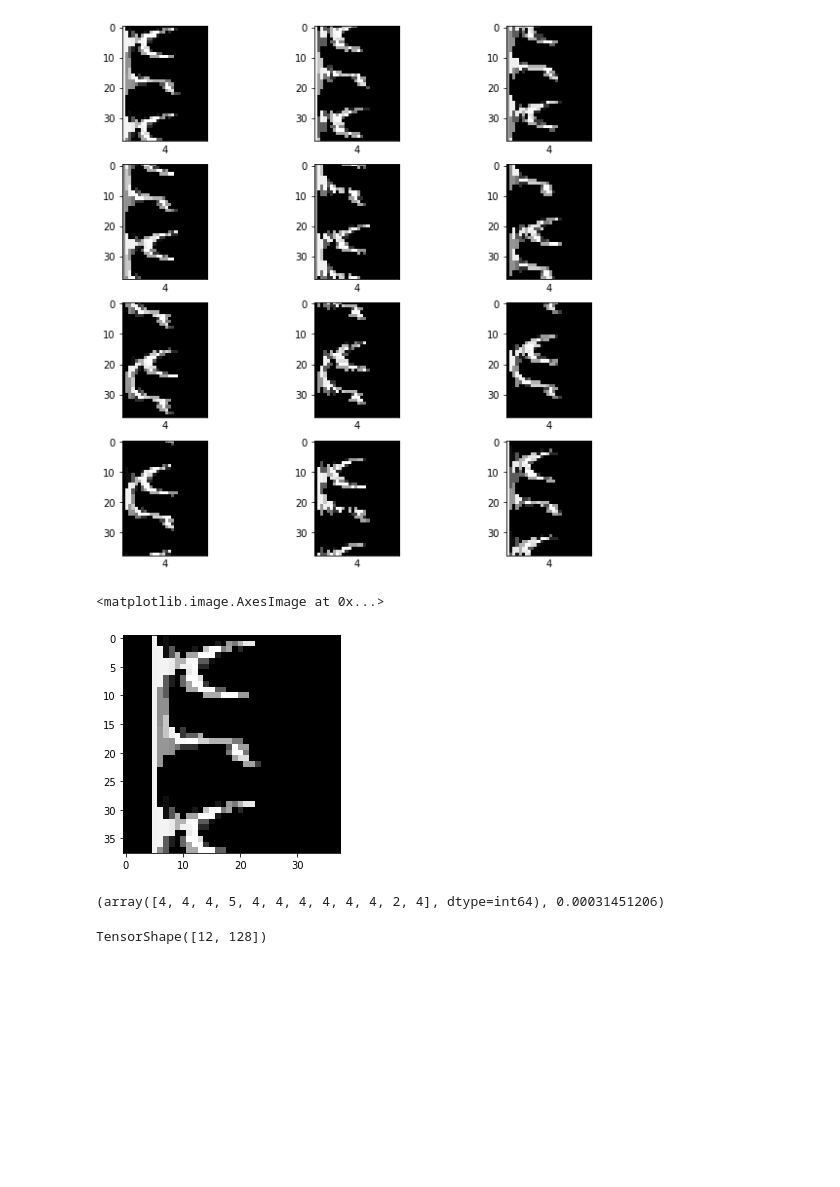
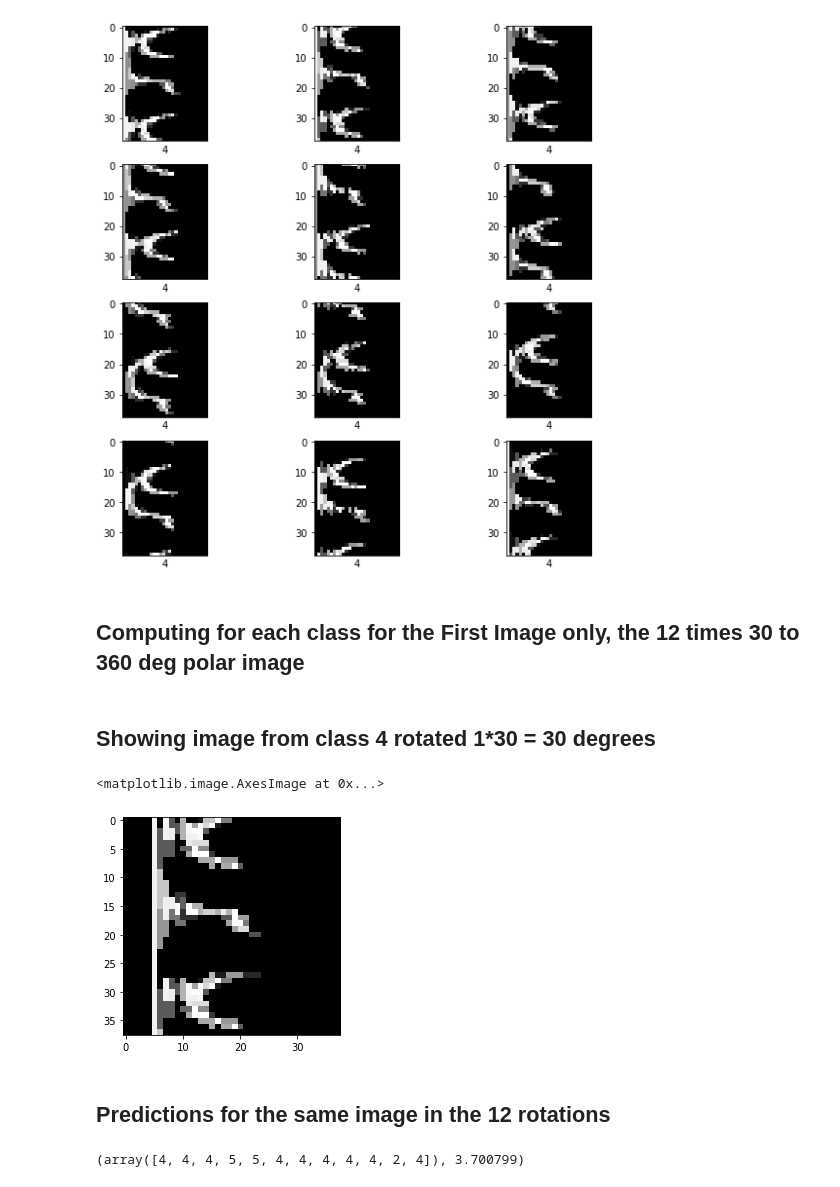
Before and after one commit to Kenn96/P6, a Jupyter notebook: polar_4_rotations.ipynb, the cells around one changed output. Cells and saved outputs as stored; diff of their text form; code cells hidden in the pictures; blank space fills up the shorter version.

```diff
--- a/polar_4_rotations.ipynb
+++ b/polar_4_rotations.ipynb
@@ -44,19 +41,19 @@ X_test_r_polar = np.array(X_test_r_polar)[...,None]
 # %%
 model = models.Sequential()
 model.add(layers.Input(shape=X_train_polar.shape[1:]))
-model.add(layers.Conv2D(32, (3, 3), activation='relu'))
+model.add(layers.Conv2D(32, (3, 3), activation='relu', strides=1))
 model.add(layers.MaxPooling2D())
 model.add(layers.LayerNormalization(axis=-1, epsilon=0.001, center=True, scale=True))
 model.add(layers.Dropout(rate=0.5))
-model.add(layers.Conv2D(64, (3, 3), activation='relu'))
+model.add(layers.Conv2D(64, (3, 3), activation='relu', strides=1))
 model.add(layers.MaxPooling2D())
 model.add(layers.LayerNormalization(axis=-1, epsilon=0.001, center=True, scale=True))
 model.add(layers.Dropout(rate=0.5))
-model.add(layers.Conv2D(128, (3, 3), activation='relu'))
+model.add(layers.Conv2D(128, (3, 3), activation='relu', strides=1))
 
 model.add(layers.GlobalMaxPooling2D())
 model.add(layers.Dense(64, activation='relu'))
-model.add(layers.Dense(10, activation='softmax'))
+model.add(layers.Dense(10, activation='linear'))
 # %%
 reduce_lr = tf.keras.callbacks.ReduceLROnPlateau(monitor='val_loss', factor=0.5, patience=5, min_lr=0.00001)
 model.compile(optimizer='adam',
@@ -224,6 +227,8 @@ for i in range(12):
 plt.show()
 # %% [output]
 [figure]
+# %% [markdown]
+## Computing for each class for the First Image only, the 12 times 30 to 360 deg polar image
 # %%
 rad_d30 = (30/360)*(2*np.pi)
 a = [i * rad_d30 for i in range(360//30)]
@@ -242,13 +247,18 @@ for j in range(10):
     class_preds.append(model.predict(np.expand_dims(class_box[-1], axis=-1)))
 class_box = np.asarray(class_box)
 class_preds = np.asarray(class_preds)
+# %% [markdown]
+## Showing image from class 4 rotated 1*30 = 30 degrees
 # %%
-plt.imshow(class_box[4][0], cmap=plt.cm.binary_r)
+plt.imshow(class_box[4][1], cmap=plt.cm.binary_r)
 # %% [output]
 <matplotlib.image.AxesImage at 0x...>
-[figure, old version]
+[figure, new version]
+# %% [markdown]
+## Predictions for the same image in the 12 rotations
 # %%
 preds = model.predict(np.expand_dims(padded_imgs, axis=-1))
 np.argmax(preds,axis=1), np.std(preds[:,6])
+np.argmax(class_preds[4],axis=1), np.std(preds[:,6])
 # %% [output]
-(array([4, 4, 4, 5, 4, 4, 4, 4, 4, 4, 2, 4], dtype=int64), 0.00031451206)
+(array([4, 4, 4, 5, 5, 4, 4, 4, 4, 4, 2, 4]), 3.700799)
@@ -266,4 +264,0 @@ x = model.layers[9](x)
-# %%
-x
-# %% [output]
-TensorShape([12, 128])
```
Also changed, not shown: parts of 27 cells of this notebook.
